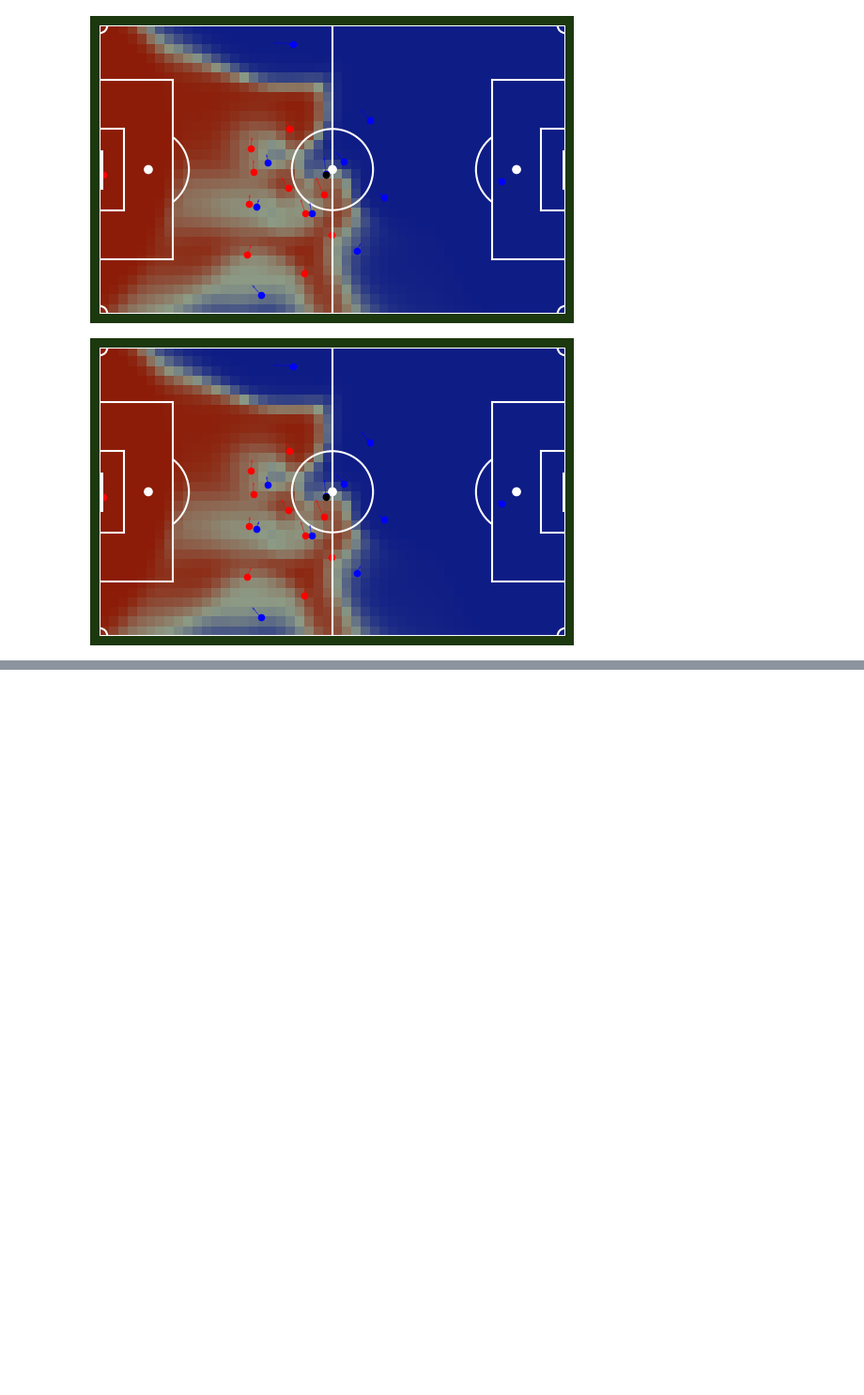
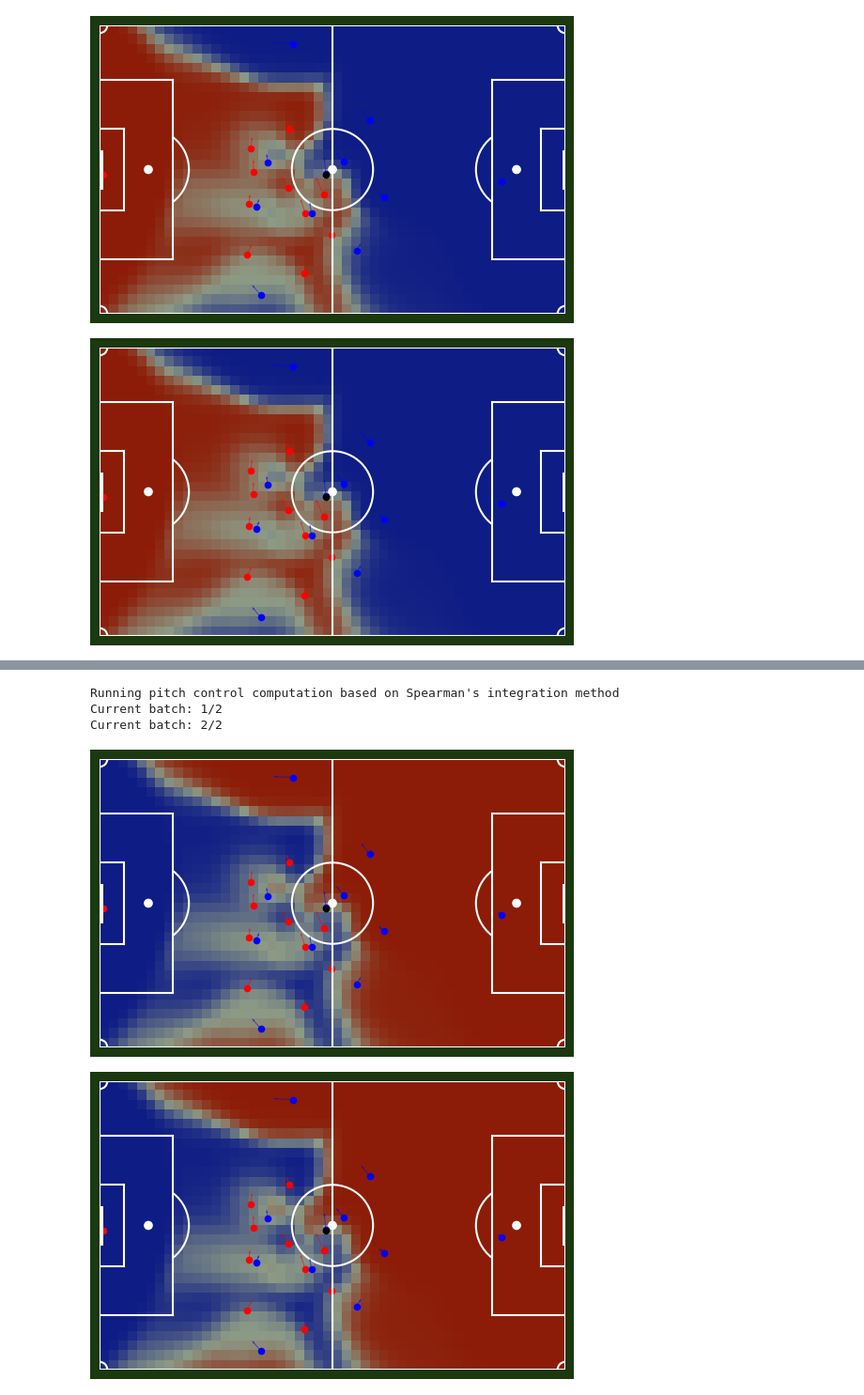
Before and after one commit to DavidB1999/My_Football_Analytics, a Jupyter notebook: Position_data/PitchControl/Pitch_Control_TB.ipynb, the cells around one changed output, grey strips where cells are left out. Shown at 94% size. Cells and saved outputs as stored; diff of their text form; code cells hidden in the pictures; blank space fills up the shorter version.

```diff
--- a/Position_data/PitchControl/Pitch_Control_TB.ipynb
+++ b/Position_data/PitchControl/Pitch_Control_TB.ipynb
@@ -95,0 +104,8 @@ Current batch: 2/2
+# %%
+pitch_control.plot_tensor_pitch_control(td_object=td_object, frame=100, team='Away', version='int')
+# %% [output]
+Running pitch control computation based on Spearman's integration method
+Current batch: 1/2
+Current batch: 2/2
+[figure, added]
+[figure, added]
```
Also changed, not shown: parts of 1 cell of this notebook, 2 other files.
